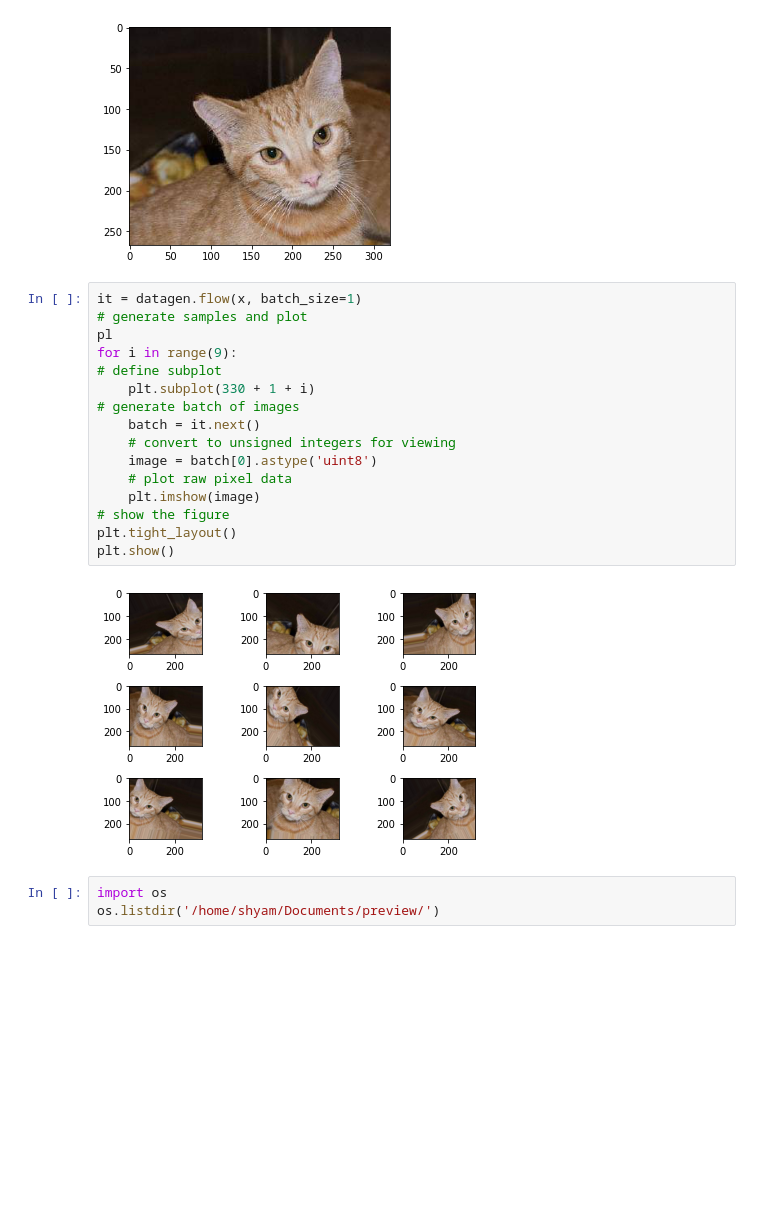
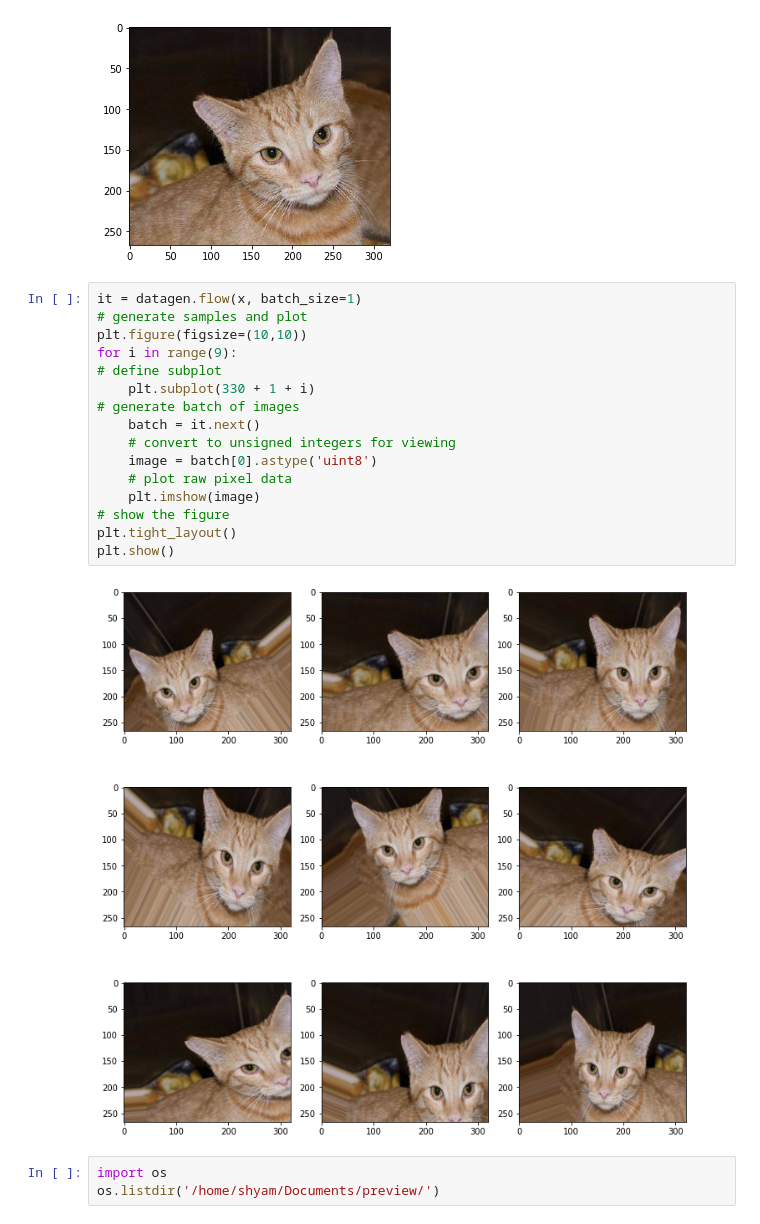
Before and after one commit to Meghashyamt/DataAugumentation, a Jupyter notebook: Data Augumentation.ipynb, the cells around one changed output. Cells and saved outputs as stored; diff of their text form; blank space fills up the shorter version.

```diff
--- a/Data Augumentation.ipynb
+++ b/Data Augumentation.ipynb
@@ -48,21 +48,21 @@ for batch in datagen.flow(x, batch_size=1,
 # %%
 it = datagen.flow(x, batch_size=1)
 # generate samples and plot
-pl
+plt.figure(figsize=(10,10))
 for i in range(9):
 # define subplot
     plt.subplot(330 + 1 + i)
 # generate batch of images
     batch = it.next()
     # convert to unsigned integers for viewing
     image = batch[0].astype('uint8')
     # plot raw pixel data
     plt.imshow(image)
 # show the figure
 plt.tight_layout()
 plt.show()
 # %% [output]
-[figure, old version]
+[figure, new version]
 # %%
 import os
 os.listdir('/home/shyam/Documents/preview/')
```
